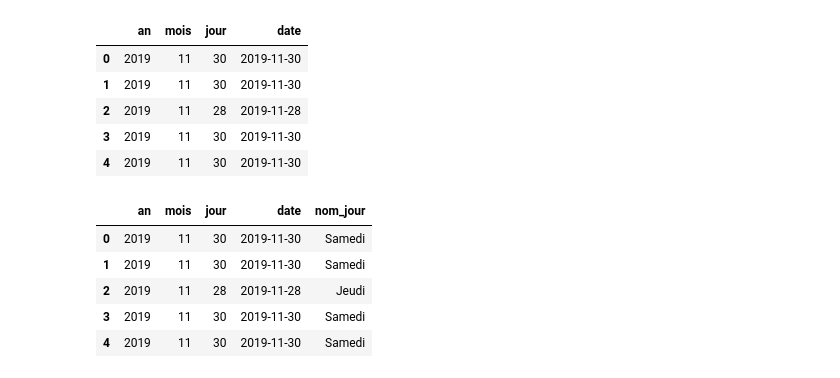
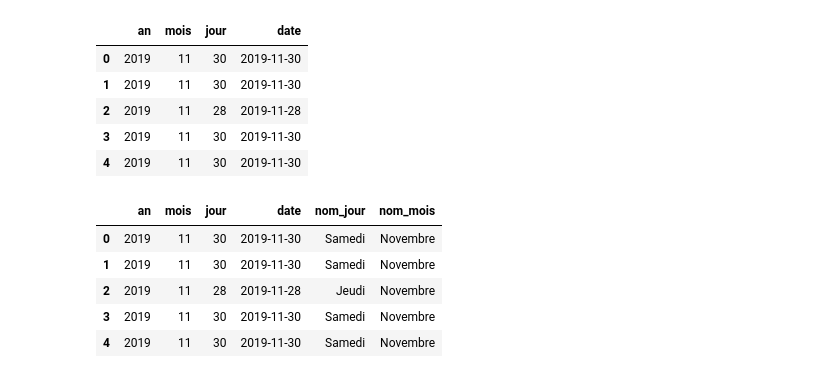
Before and after one commit to nlejay/accidents_circulation, a Jupyter notebook: projet_acc_route.ipynb, the cells around one changed output. Cells and saved outputs as stored; diff of their text form; code cells hidden in the pictures.

```diff
--- a/projet_acc_route.ipynb
+++ b/projet_acc_route.ipynb
@@ -1083,11 +1087,12 @@ df_caract[['an','mois','jour','date']].head()
 # %%
 # Création du jour de la semaine
 df_caract['nom_jour'] = df_caract['date'].dt.day_name(locale='fr_FR.utf8')
-df_caract[['an','mois','jour','date','nom_jour']].head()
+df_caract['nom_mois'] = df_caract['date'].dt.month_name(locale='fr_FR.utf8')
+df_caract[['an','mois','jour','date','nom_jour', 'nom_mois']].head()
 # %% [output]
-|  | an | mois | jour | date | nom_jour |
-| 0 | 2019 | 11 | 30 | 2019-11-30 | Samedi |
-| 1 | 2019 | 11 | 30 | 2019-11-30 | Samedi |
-| 2 | 2019 | 11 | 28 | 2019-11-28 | Jeudi |
-| 3 | 2019 | 11 | 30 | 2019-11-30 | Samedi |
-| 4 | 2019 | 11 | 30 | 2019-11-30 | Samedi |
+|  | an | mois | jour | date | nom_jour | nom_mois |
+| 0 | 2019 | 11 | 30 | 2019-11-30 | Samedi | Novembre |
+| 1 | 2019 | 11 | 30 | 2019-11-30 | Samedi | Novembre |
+| 2 | 2019 | 11 | 28 | 2019-11-28 | Jeudi | Novembre |
+| 3 | 2019 | 11 | 30 | 2019-11-30 | Samedi | Novembre |
+| 4 | 2019 | 11 | 30 | 2019-11-30 | Samedi | Novembre |
```
Also changed, not shown: parts of 38 cells of this notebook.
